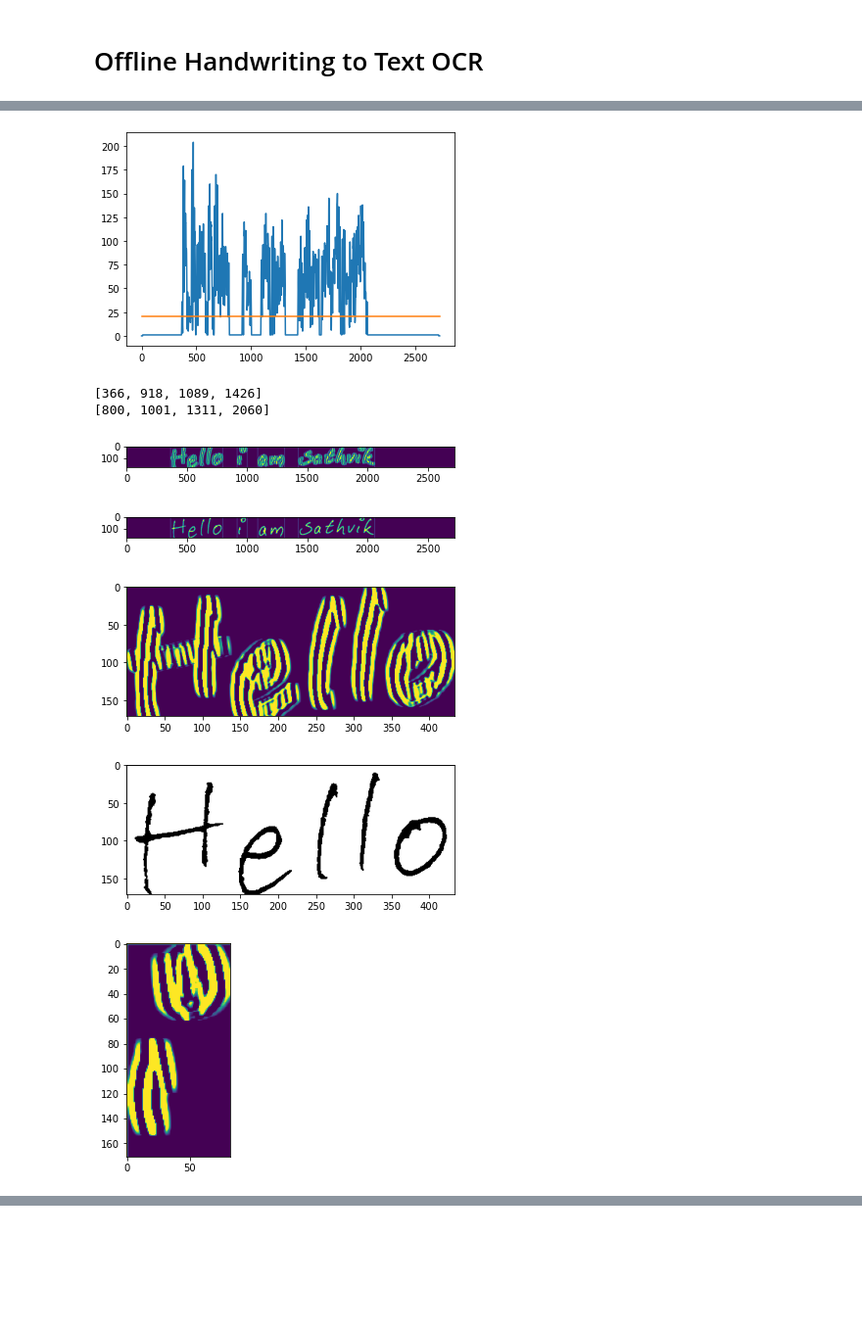
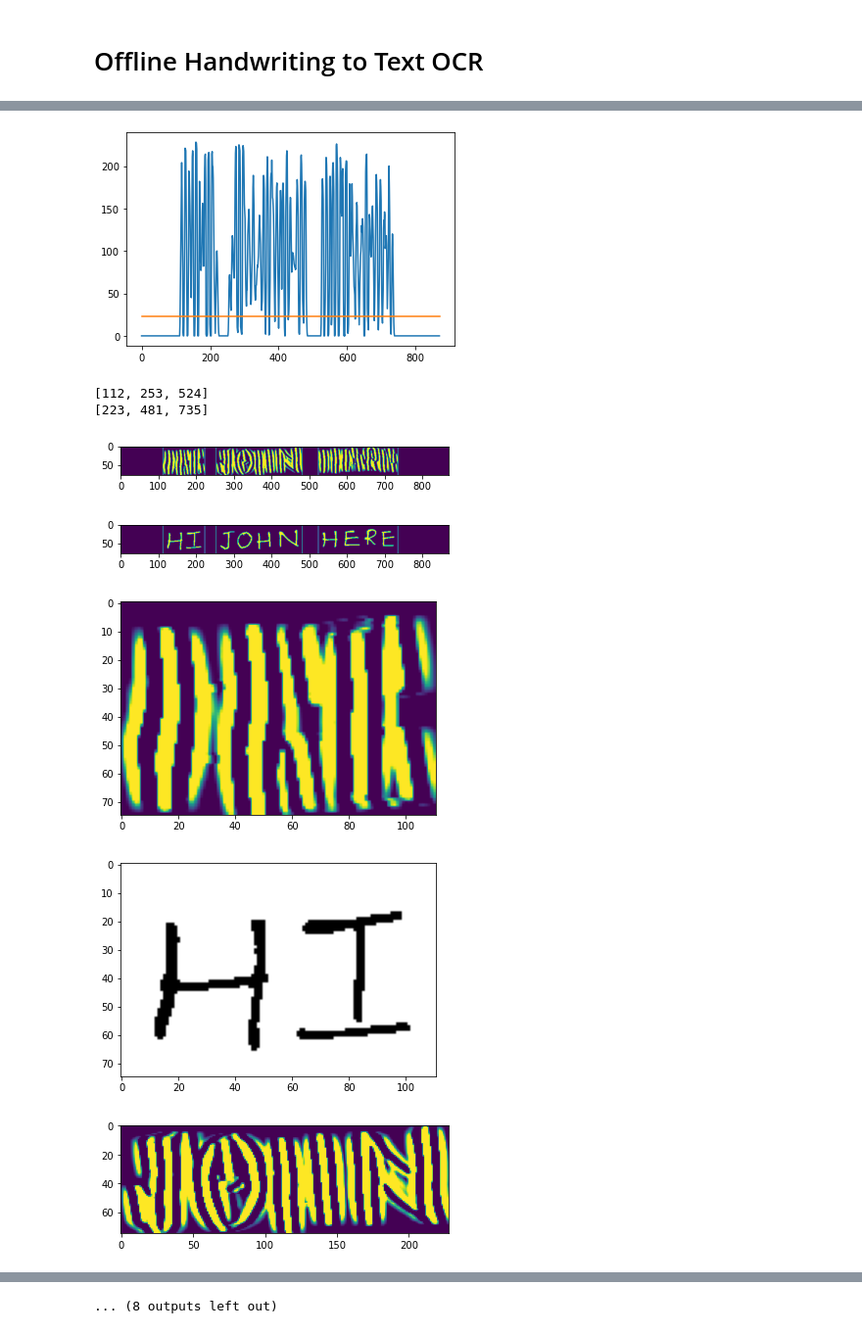
Before and after one commit to MdNaseerHussain/IVP-Term-Project-OCR, a Jupyter notebook: OCR.ipynb, the cells around one changed output, grey strips where cells are left out. Shown at 98% size. Saved outputs shown, nothing was run; the diff lists cells and outputs as text; code cells hidden in the pictures; blank space fills up the shorter version.

```diff
--- a/OCR.ipynb
+++ b/OCR.ipynb
@@ -5,7 +5,7 @@ import cv2
 import matplotlib.pyplot as plt
 import numpy as np
 from math import inf
-image = cv2.imread('Sathvik_spaced.jpg')
+image = cv2.imread('Naush_Caps.jpg')
 # %%
 # Convert image to binary 0-1 image using Otsu's threshold
 gray = cv2.cvtColor(image, cv2.COLOR_BGR2GRAY)
@@ -147,40 +147,40 @@ for i in range(len(text_lines)):
         std_gap = np.std(gaps)
         for j in range(1, len(lefts)):
             if abs(gaps[j-1] - mean_gap) < std_gap:
                 lefts[j] = 0
                 rights[j-1] = 0
         lefts = [x for x in lefts if x != 0]
         rights = [x for x in rights if x != 0]
     print(lefts)
     print(rights)
     # Draw the words
-    line = text_lines[i]
-    original_line = original_text_lines[i]
+    line = text_lines[i].copy()
+    original_line = original_text_lines[i].copy()
     for x in lefts:
         cv2.line(line, (x, 0), (x, H), (255, 255, 255), 1)
         cv2.line(original_line, (x, 0), (x, H), (255, 255, 255), 1)
     for x in rights:
         cv2.line(line, (x, 0), (x, H), (255, 0, 0), 1)
         cv2.line(original_line, (x, 0), (x, H), (255, 0, 0), 1)
     plt.imshow(line)
     plt.show()
     plt.imshow(original_line)
     plt.show()
     # Extract the words
     for j in range(len(lefts)):
         words.append(text_lines[i][0:H, lefts[j]:rights[j]])
         original_words.append(original_text_lines[i][0:H, lefts[j]:rights[j]])
         coloured_words.append(coloured_text_lines[i][0:H, lefts[j]:rights[j]])
         plt.imshow(words[-1])
         plt.show()
         plt.imshow(original_words[-1], cmap=plt.get_cmap('binary'))
         plt.show()
 # %% [output]
-[figure, old version]
+[figure, new version]
-[366, 918, 1089, 1426]
-[800, 1001, 1311, 2060]
+[112, 253, 524]
+[223, 481, 735]
-[figure, old version]
+[figure, new version]
-[figure, old version]
+[figure, new version]
-[figure, old version]
+[figure, new version]
-[figure, old version]
+[figure, new version]
-[figure, old version]
+[figure, new version]
@@ -193,3 +193,4 @@ for i in range(len(text_lines)):
+... (8 outputs left out)
 # %%
 words = original_words
 characters = []
```
Also changed, not shown: parts of 8 cells of this notebook, 3 other files.
